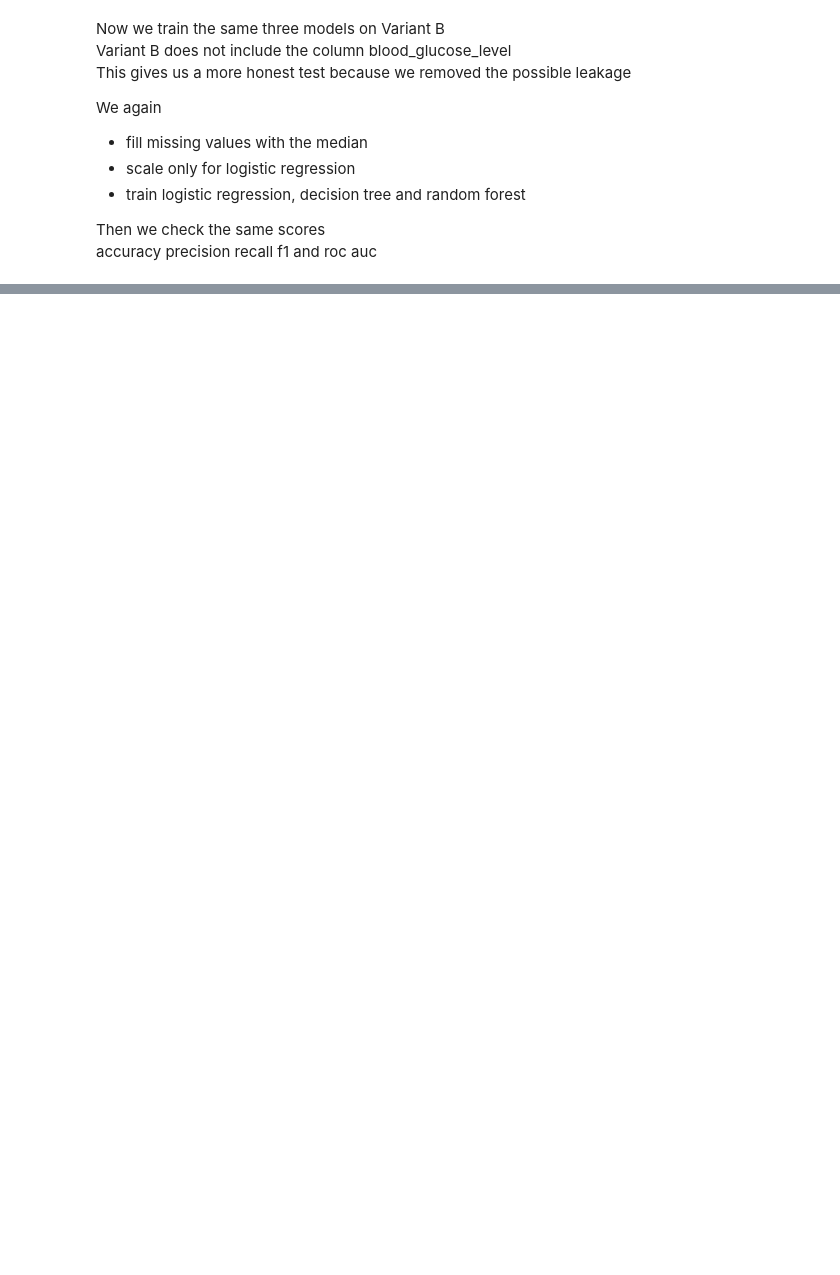
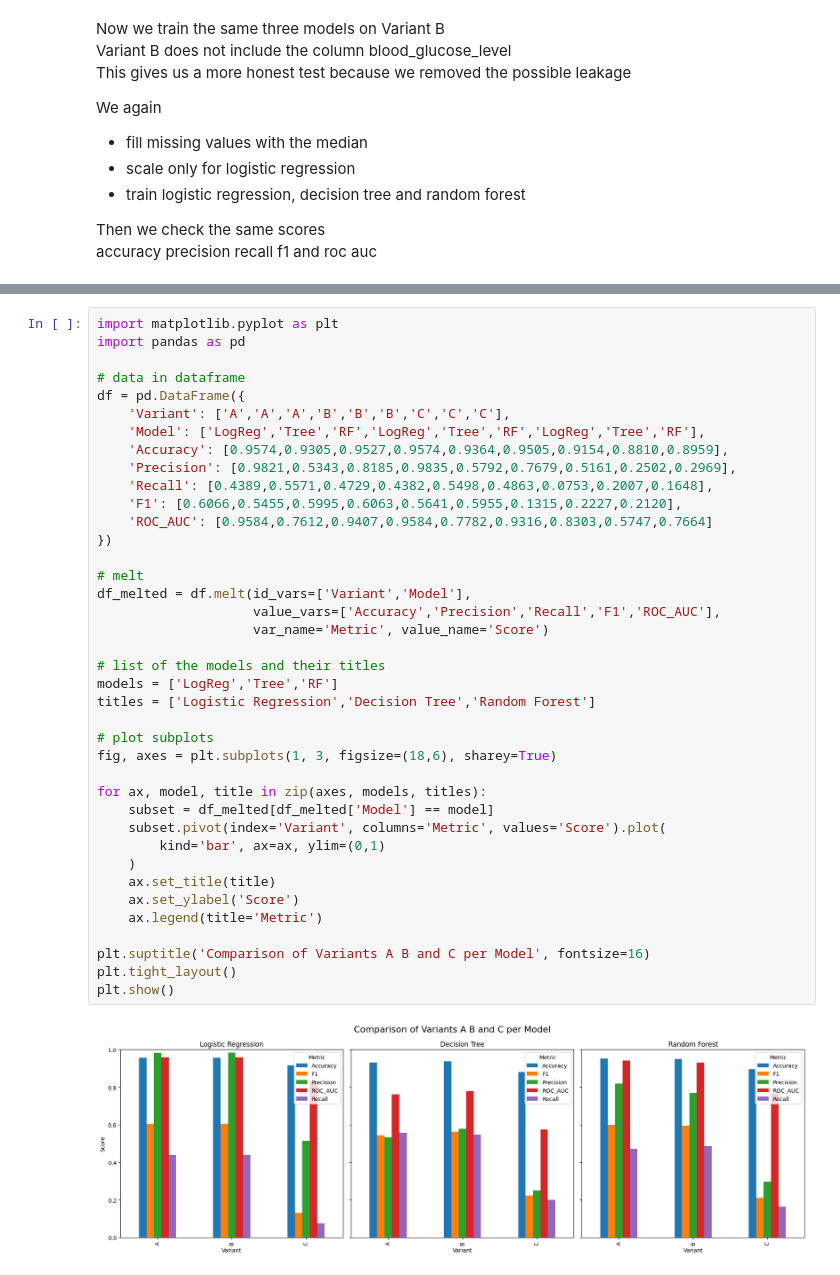
Before and after one commit to esthervanhelmont/ToU-IC2-Classification, a Jupyter notebook: Notebooks/02. IC2_Classification_Diabeter_ML.ipynb, the cells around one changed output, grey strips where cells are left out. Drawn from its saved outputs; the diff is of its cells as text; blank space fills up the shorter version.

```diff
--- a/Notebooks/02. IC2_Classification_Diabeter_ML.ipynb
+++ b/Notebooks/02. IC2_Classification_Diabeter_ML.ipynb
@@ -355,0 +411,41 @@ This makes it a fair and realistic choice for our final pipeline
+# %%
+import matplotlib.pyplot as plt
+import pandas as pd
+
+# data in dataframe
+df = pd.DataFrame({
+    'Variant': ['A','A','A','B','B','B','C','C','C'],
+    'Model': ['LogReg','Tree','RF','LogReg','Tree','RF','LogReg','Tree','RF'],
+    'Accuracy': [0.9574,0.9305,0.9527,0.9574,0.9364,0.9505,0.9154,0.8810,0.8959],
+    'Precision': [0.9821,0.5343,0.8185,0.9835,0.5792,0.7679,0.5161,0.2502,0.2969],
+    'Recall': [0.4389,0.5571,0.4729,0.4382,0.5498,0.4863,0.0753,0.2007,0.1648],
+    'F1': [0.6066,0.5455,0.5995,0.6063,0.5641,0.5955,0.1315,0.2227,0.2120],
+    'ROC_AUC': [0.9584,0.7612,0.9407,0.9584,0.7782,0.9316,0.8303,0.5747,0.7664]
+})
+
+# melt
+df_melted = df.melt(id_vars=['Variant','Model'],
+                    value_vars=['Accuracy','Precision','Recall','F1','ROC_AUC'],
+                    var_name='Metric', value_name='Score')
+
+# list of the models and their titles
+models = ['LogReg','Tree','RF']
+titles = ['Logistic Regression','Decision Tree','Random Forest']
+
+# plot subplots
+fig, axes = plt.subplots(1, 3, figsize=(18,6), sharey=True)
+
+for ax, model, title in zip(axes, models, titles):
+    subset = df_melted[df_melted['Model'] == model]
+    subset.pivot(index='Variant', columns='Metric', values='Score').plot(
+        kind='bar', ax=ax, ylim=(0,1)
+    )
+    ax.set_title(title)
+    ax.set_ylabel('Score')
+    ax.legend(title='Metric')
+
+plt.suptitle('Comparison of Variants A B and C per Model', fontsize=16)
+plt.tight_layout()
+plt.show()
+# %% [output]
+[figure, added]
```
Also changed, not shown: parts of 17 cells of this notebook, 3 other files.
